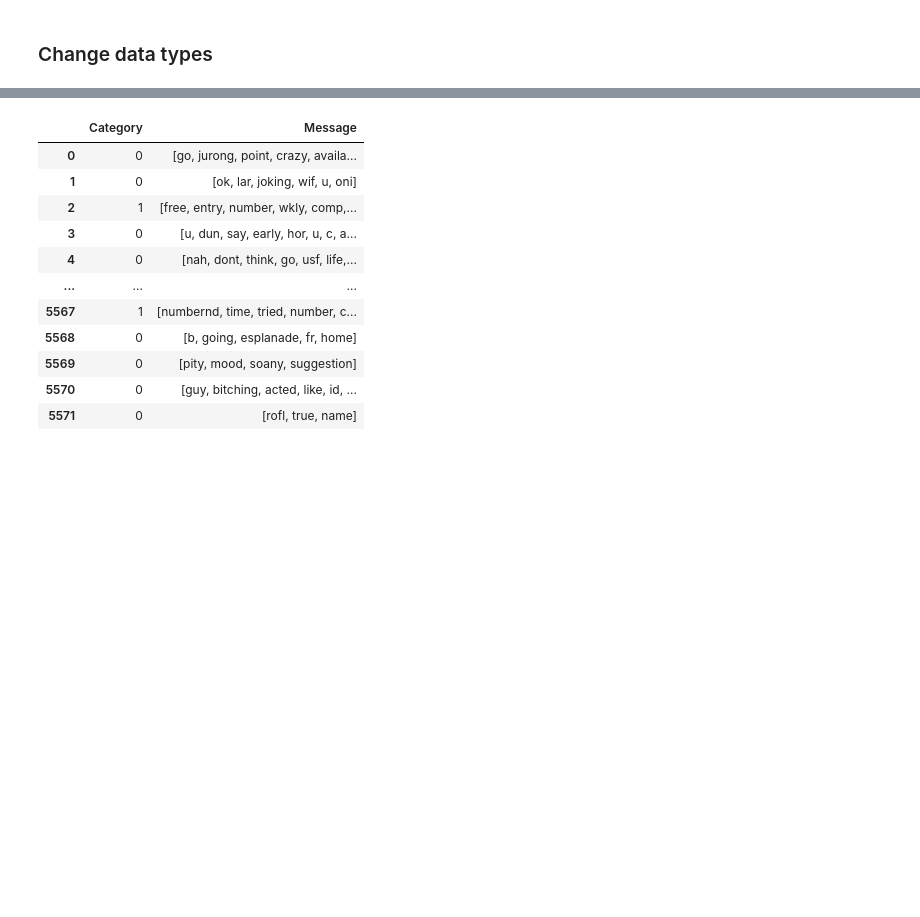
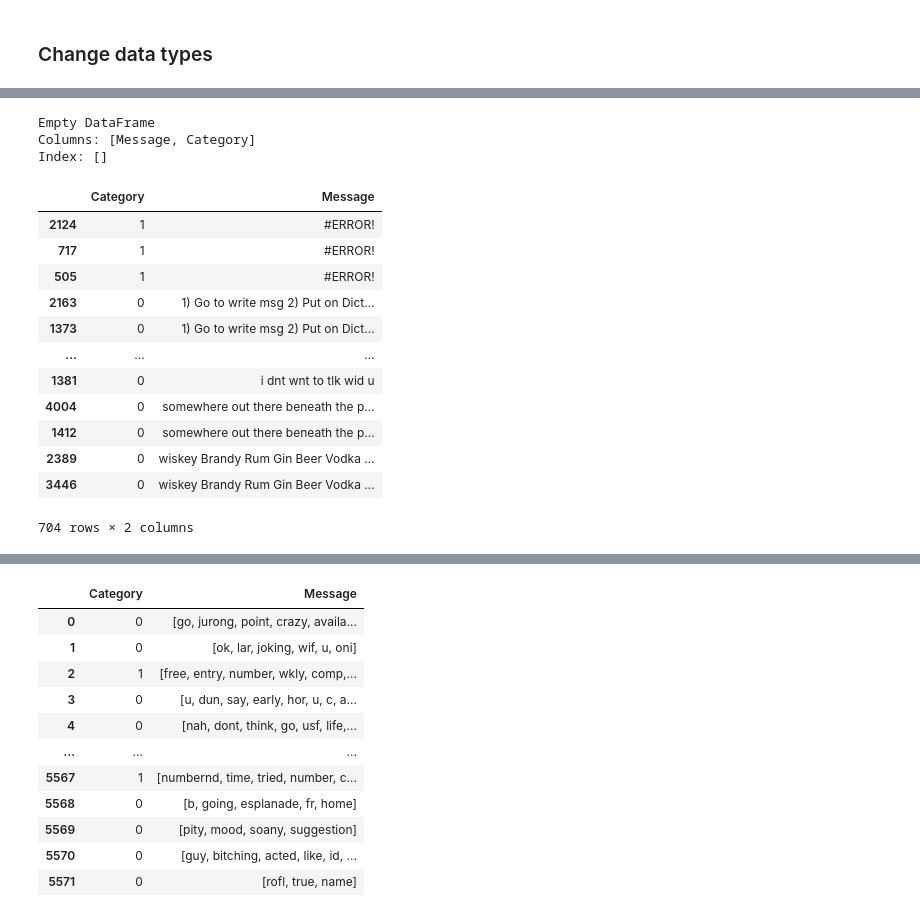
Before and after one commit to amaldu/AntiSpam-NLP-Pipeline, a Jupyter notebook: notebooks/preprocessing.ipynb, the cells around one changed output, grey strips where cells are left out. Cells and saved outputs as stored; diff of their text form; code cells hidden in the pictures; blank space fills up the shorter version.

```diff
--- a/notebooks/preprocessing.ipynb
+++ b/notebooks/preprocessing.ipynb
@@ -41,0 +56,32 @@ df_duplicated = df['Message'].duplicated().sum()
+# %%
+duplicates_with_diff_category = (
+    df.groupby(df.columns.difference(['Category']).tolist())
+    .agg({'Category': 'nunique'})
+    .reset_index()
+)
+
+# Filtrar grupos donde la columna Category tenga más de un valor único
+conflicting_rows = duplicates_with_diff_category[duplicates_with_diff_category['Category'] > 1]
+
+print(conflicting_rows)
+# %% [output]
+Empty DataFrame
+Columns: [Message, Category]
+Index: []
+# %%
+conflicting_indices = df[df.duplicated(subset=df.columns.difference(['Category']), keep=False)]
+conflicting_indices.sort_values(by=df.columns.difference(['Category']).tolist())
+# %% [output]
+|  | Category | Message |
+| 2124 | 1 | #ERROR! |
+| 717 | 1 | #ERROR! |
+| 505 | 1 | #ERROR! |
+| 2163 | 0 | 1) Go to write msg 2) Put on Dict... |
+| 1373 | 0 | 1) Go to write msg 2) Put on Dict... |
+| ... | ... | ... |
+| 1381 | 0 | i dnt wnt to tlk wid u |
+| 4004 | 0 | somewhere out there beneath the p... |
+| 1412 | 0 | somewhere out there beneath the p... |
+| 2389 | 0 | wiskey Brandy Rum Gin Beer Vodka ... |
+| 3446 | 0 | wiskey Brandy Rum Gin Beer Vodka ... |
+704 rows × 2 columns
```
Also changed, not shown: parts of 9 cells of this notebook.
